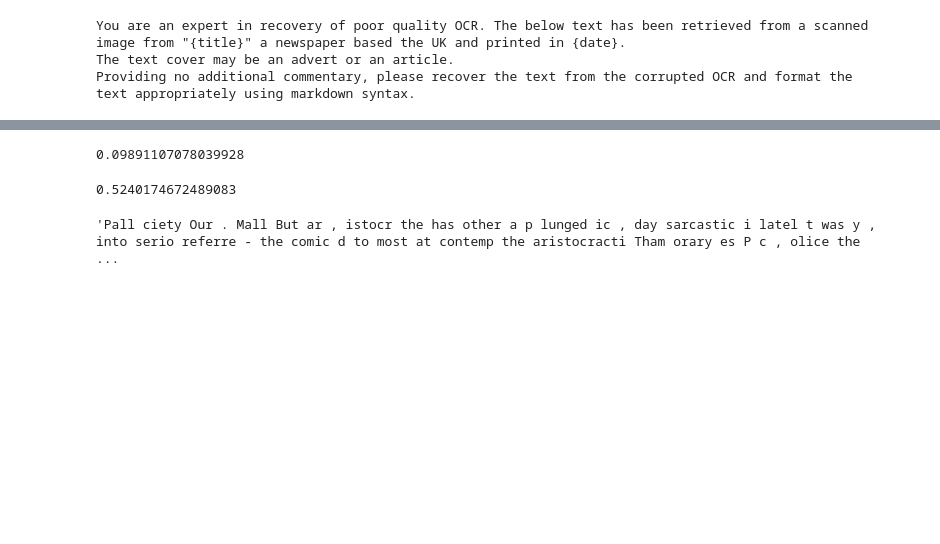
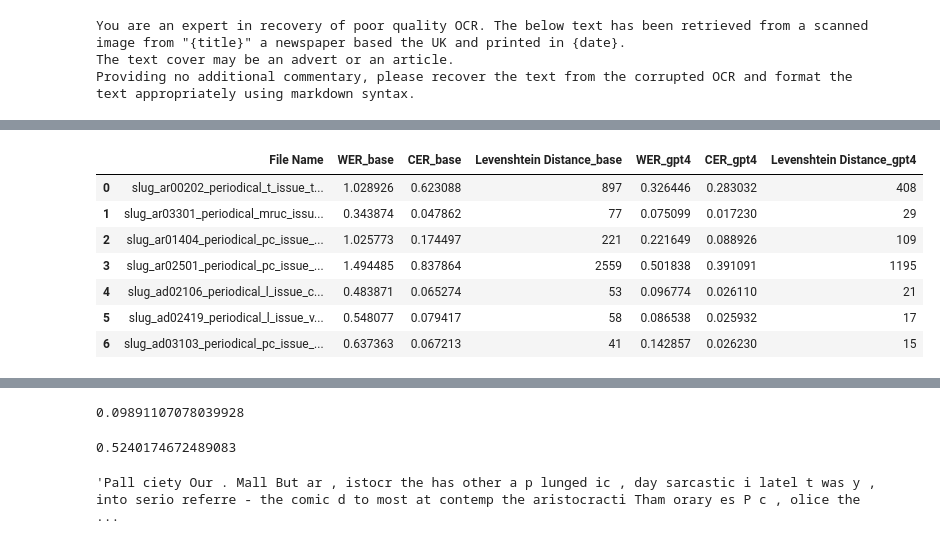
Before and after one commit to JonnoB/redigitalize, a Jupyter notebook: create_test_set.ipynb, the cells around one changed output, grey strips where cells are left out. Saved outputs shown, nothing was run; the diff lists cells and outputs as text; code cells hidden in the pictures; blank space fills up the shorter version.

```diff
--- a/create_test_set.ipynb
+++ b/create_test_set.ipynb
@@ -19,7 +19,10 @@ from helper_file import chunk_text_with_overlap, RateLimiter, get_model_response
 
 directory = './data/ncse_text_chunks'
 
-dev_transcripts = '.data/dev_transcripts'
+dev_transcripts = 'data/dev_data_transcript'
+
+dev_gpt4_results = 'data/dev_data_gpt-4-turbo-preview'
+dev_gpt3_results = 'data/dev_data_gpt-3.5-turbo'
 # %%
 enc = tiktoken.encoding_for_model('gpt-3.5-turbo')
 
@@ -41,11 +44,11 @@ for filename in os.listdir(directory):
     file_path = os.path.join(directory, filename)
 
     df = pd.read_parquet(file_path)
-    df = df.loc[:, ['id', 'article_type_id', 'issue_date',	'publication_id', 'page_id', 'continuation_from_id',
-                    'continuation_to_id', 'content_html' ,'total_tokens', 'symbol_fract']]
+    df = df#.loc[:, ['id', 'article_type_id', 'issue_date',	'publication_id', 'page_id', 'continuation_from_id',
+            #        'continuation_to_id', 'content_html' ,'total_tokens', 'symbol_fract']]
 
     df = df.loc[(df['total_tokens']>=100) & (df['total_tokens']<=3000) & (df['symbol_fract']<0.3) &
-                df['continuation_from_id'].isna() & df['continuation_to_id'].isna() & (df['article_type_id']!=3), :]
+                (df['article_type_id']!=3), :]
     df.drop(columns=[ 'continuation_from_id', 'continuation_to_id'], inplace=True)
 
     df_list.append(df)
@@ -326,0 +542,10 @@ dev_data.at[5, 'content_html'].lower()
+# %%
+dev_data_raw_df = pd.read_csv('data/dev_data_raw.csv')
+
+#filter to only have the ones with a transcript
+dev_data_raw_df = dev_data_raw_df.loc[dev_data_raw_df['file_name'].isin(os.listdir(dev_transcripts))].reset_index(drop=True)
+
+
+dev_base_ocr_performance  = process_dataset(dev_data_raw_df, dev_transcripts)
+
+dev_base_ocr_performance
@@ -326,0 +561,19 @@ dev_data.at[5, 'content_html'].lower()
+# %%
+dev_data_gpt4_df = load_txt_files_to_df(dev_gpt4_results)
+
+#filter to only have the ones with a transcript
+dev_data_gpt4_df= dev_data_gpt4_df.loc[dev_data_gpt4_df['file_name'].isin(os.listdir(dev_transcripts))].reset_index(drop=True)
+
+
+dev_gpt4_ocr_performance  = process_dataset(dev_data_gpt4_df, dev_transcripts)
+
+dev_base_ocr_performance.merge(dev_gpt4_ocr_performance , on = 'File Name', suffixes=['_base', '_gpt4'])
+# %% [output]
+|  | File Name | WER_base | CER_base | Levenshtein Distance_base | WER_gpt4 | CER_gpt4 | Levenshtein Distance_gpt4 |
+| 0 | slug_ar00202_periodical_t_issue_t... | 1.028926 | 0.623088 | 897 | 0.326446 | 0.283032 | 408 |
+| 1 | slug_ar03301_periodical_mruc_issu... | 0.343874 | 0.047862 | 77 | 0.075099 | 0.017230 | 29 |
+| 2 | slug_ar01404_periodical_pc_issue_... | 1.025773 | 0.174497 | 221 | 0.221649 | 0.088926 | 109 |
+| 3 | slug_ar02501_periodical_pc_issue_... | 1.494485 | 0.837864 | 2559 | 0.501838 | 0.391091 | 1195 |
+| 4 | slug_ad02106_periodical_l_issue_c... | 0.483871 | 0.065274 | 53 | 0.096774 | 0.026110 | 21 |
+| 5 | slug_ad02419_periodical_l_issue_v... | 0.548077 | 0.079417 | 58 | 0.086538 | 0.025932 | 17 |
+| 6 | slug_ad03103_periodical_pc_issue_... | 0.637363 | 0.067213 | 41 | 0.142857 | 0.026230 | 15 |
```
Also changed, not shown: parts of 27 cells of this notebook, 2 other files.
